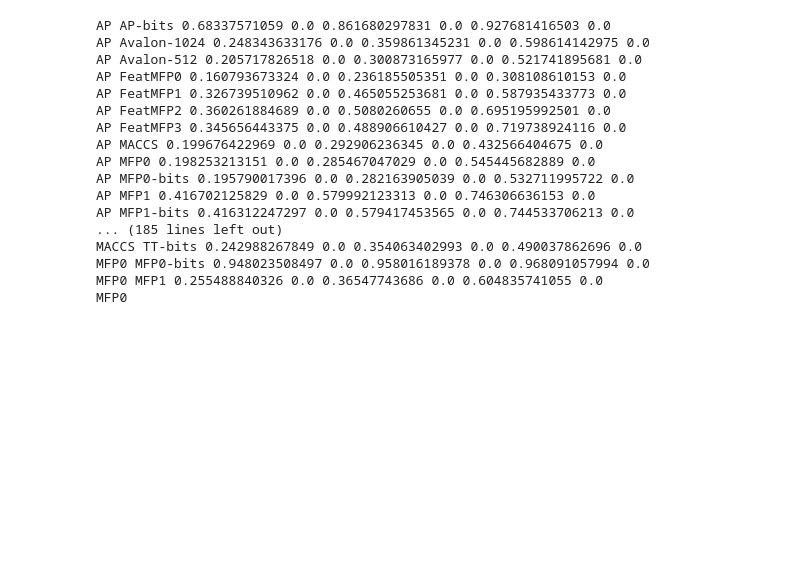
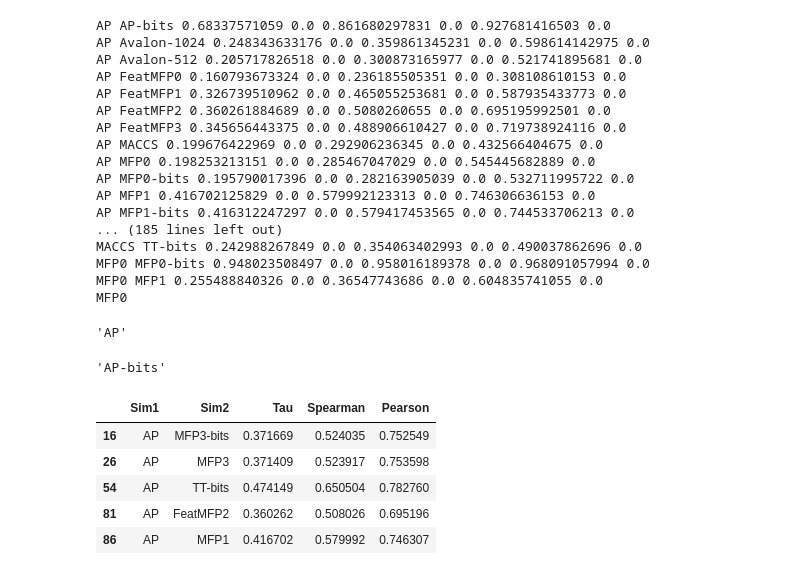
Before and after one commit to greglandrum/rdkit_blog, a Jupyter notebook: notebooks/Comparing Fingerprints 1.ipynb, the cells around one changed output. Saved outputs shown, nothing was run; the diff lists cells and outputs as text; code cells hidden in the pictures; blank space fills up the shorter version.

```diff
--- a/notebooks/Comparing Fingerprints 1.ipynb
+++ b/notebooks/Comparing Fingerprints 1.ipynb
@@ -158,0 +162,24 @@ cPickle.dump((ks,kappas,spearmans,pearsons),file('../data/workup.pkl','wb+'))
+# %%
+ks[0]
+# %% [output]
+'AP'
+# %%
+ks[1]
+# %% [output]
+'AP-bits'
+# %%
+rows=[]
+for k in kappas.keys():
+    rows.append([k[0],k[1],kappas[k],spearmans[k],pearsons[k]])
+    #rows.append([k[1],k[0],kappas[k],spearmans[k],pearsons[k]])
+
+df = pandas.DataFrame(data=rows,columns=['Sim1','Sim2','Tau','Spearman','Pearson'])
+df.sort(columns=('Sim1',),inplace=True)
+df.head()
+# %% [output]
+|  | Sim1 | Sim2 | Tau | Spearman | Pearson |
+| 16 | AP | MFP3-bits | 0.371669 | 0.524035 | 0.752549 |
+| 26 | AP | MFP3 | 0.371409 | 0.523917 | 0.753598 |
+| 54 | AP | TT-bits | 0.474149 | 0.650504 | 0.782760 |
+| 81 | AP | FeatMFP2 | 0.360262 | 0.508026 | 0.695196 |
+| 86 | AP | MFP1 | 0.416702 | 0.579992 | 0.746307 |
```
Also changed, not shown: parts of 5 cells of this notebook, 1 other file.
